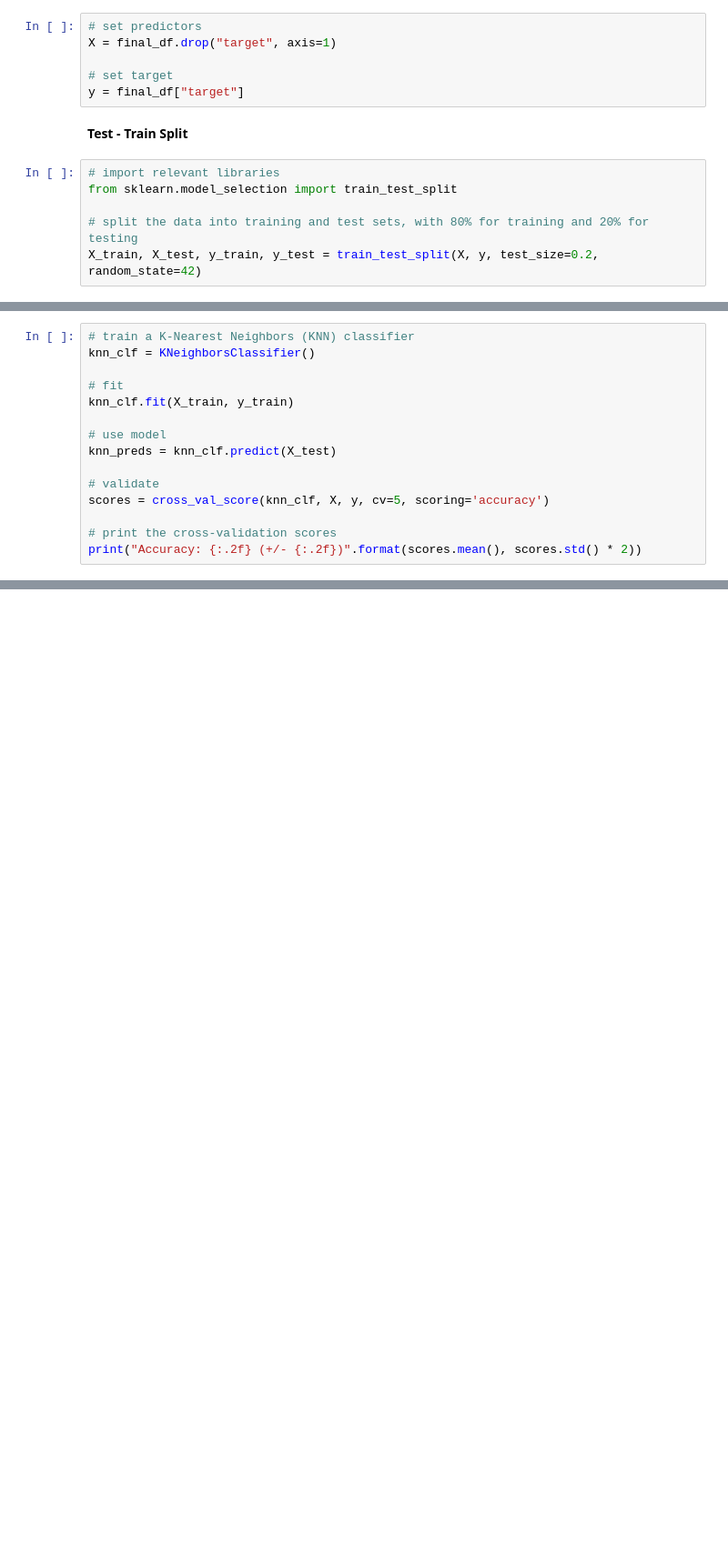
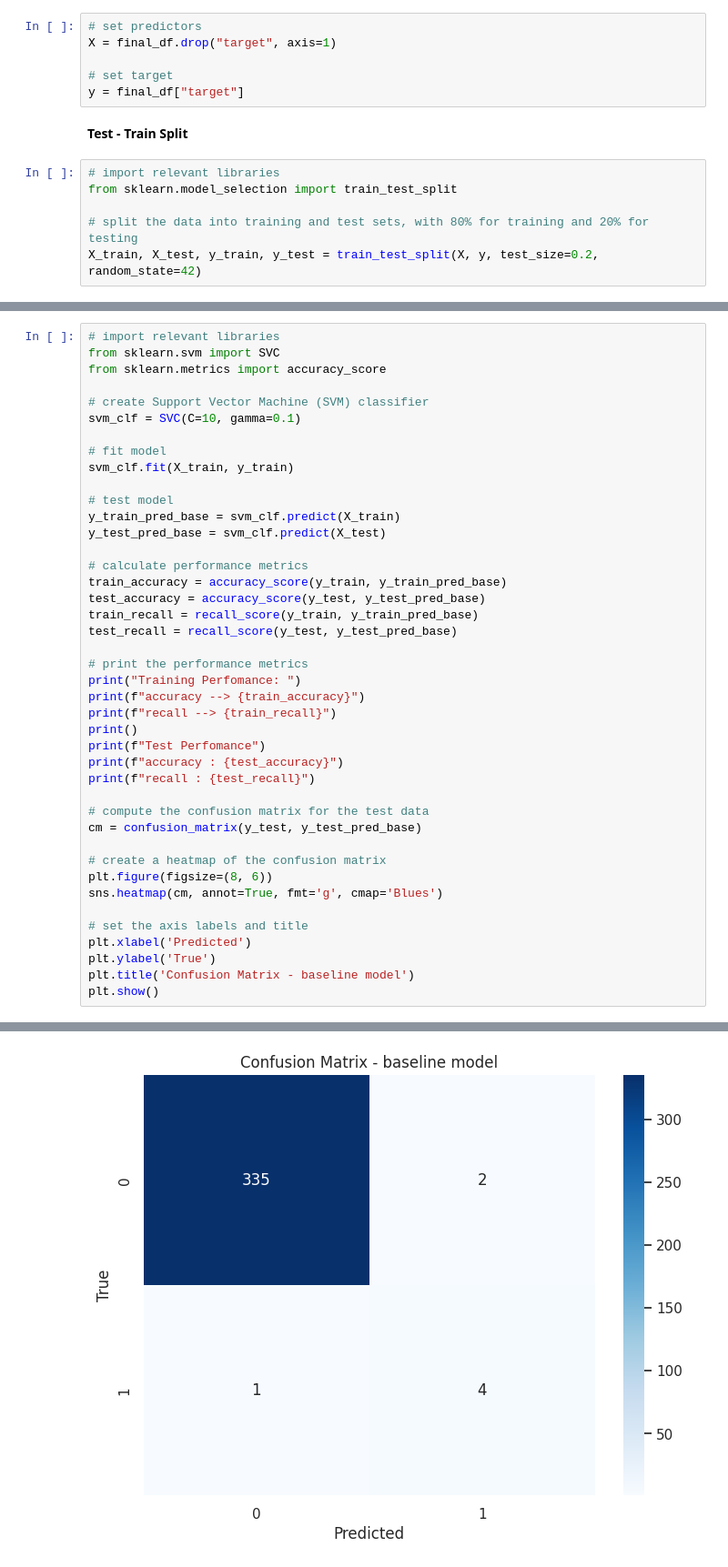
Before and after one commit to adikamunyao/Machine-Learning-in-Microbiology, a Jupyter notebook: ML.ipynb, the cells around one changed output, grey strips where cells are left out. Shown at 91% size. Cells and saved outputs as stored; diff of their text form; blank space fills up the shorter version.

Commit message:
models

```diff
--- a/ML.ipynb
+++ b/ML.ipynb
@@ -520,15 +468,0 @@ Accuracy: 0.92 (+/- 0.22)
-# %%
-# train a K-Nearest Neighbors (KNN) classifier
-knn_clf = KNeighborsClassifier()
-
-# fit
-knn_clf.fit(X_train, y_train)
-
-# use model
-knn_preds = knn_clf.predict(X_test)
-
-# validate
-scores = cross_val_score(knn_clf, X, y, cv=5, scoring='accuracy')
-
-# print the cross-validation scores
-print("Accuracy: {:.2f} (+/- {:.2f})".format(scores.mean(), scores.std() * 2))
@@ -555,0 +469,43 @@ Accuracy: 0.60 (+/- 0.46)
+# %%
+# import relevant libraries
+from sklearn.svm import SVC
+from sklearn.metrics import accuracy_score
+
+# create Support Vector Machine (SVM) classifier
+svm_clf = SVC(C=10, gamma=0.1)
+
+# fit model
+svm_clf.fit(X_train, y_train)
+
+# test model
+y_train_pred_base = svm_clf.predict(X_train)
+y_test_pred_base = svm_clf.predict(X_test)
+
+# calculate performance metrics
+train_accuracy = accuracy_score(y_train, y_train_pred_base)
+test_accuracy = accuracy_score(y_test, y_test_pred_base)
+train_recall = recall_score(y_train, y_train_pred_base)
+test_recall = recall_score(y_test, y_test_pred_base)
+
+# print the performance metrics
+print("Training Perfomance: ")
+print(f"accuracy --> {train_accuracy}")
+print(f"recall --> {train_recall}")
+print()
+print(f"Test Perfomance")
+print(f"accuracy : {test_accuracy}")
+print(f"recall : {test_recall}")
+
+# compute the confusion matrix for the test data
+cm = confusion_matrix(y_test, y_test_pred_base)
+
+# create a heatmap of the confusion matrix
+plt.figure(figsize=(8, 6))
+sns.heatmap(cm, annot=True, fmt='g', cmap='Blues')
+
+# set the axis labels and title
+plt.xlabel('Predicted')
+plt.ylabel('True')
+plt.title('Confusion Matrix - baseline model')
+plt.show()
+# %% [output]
@@ -555,0 +519 @@ Accuracy: 0.60 (+/- 0.46)
+[figure, added]
```
Also changed, not shown: parts of 58 cells of this notebook, 1 other file.
